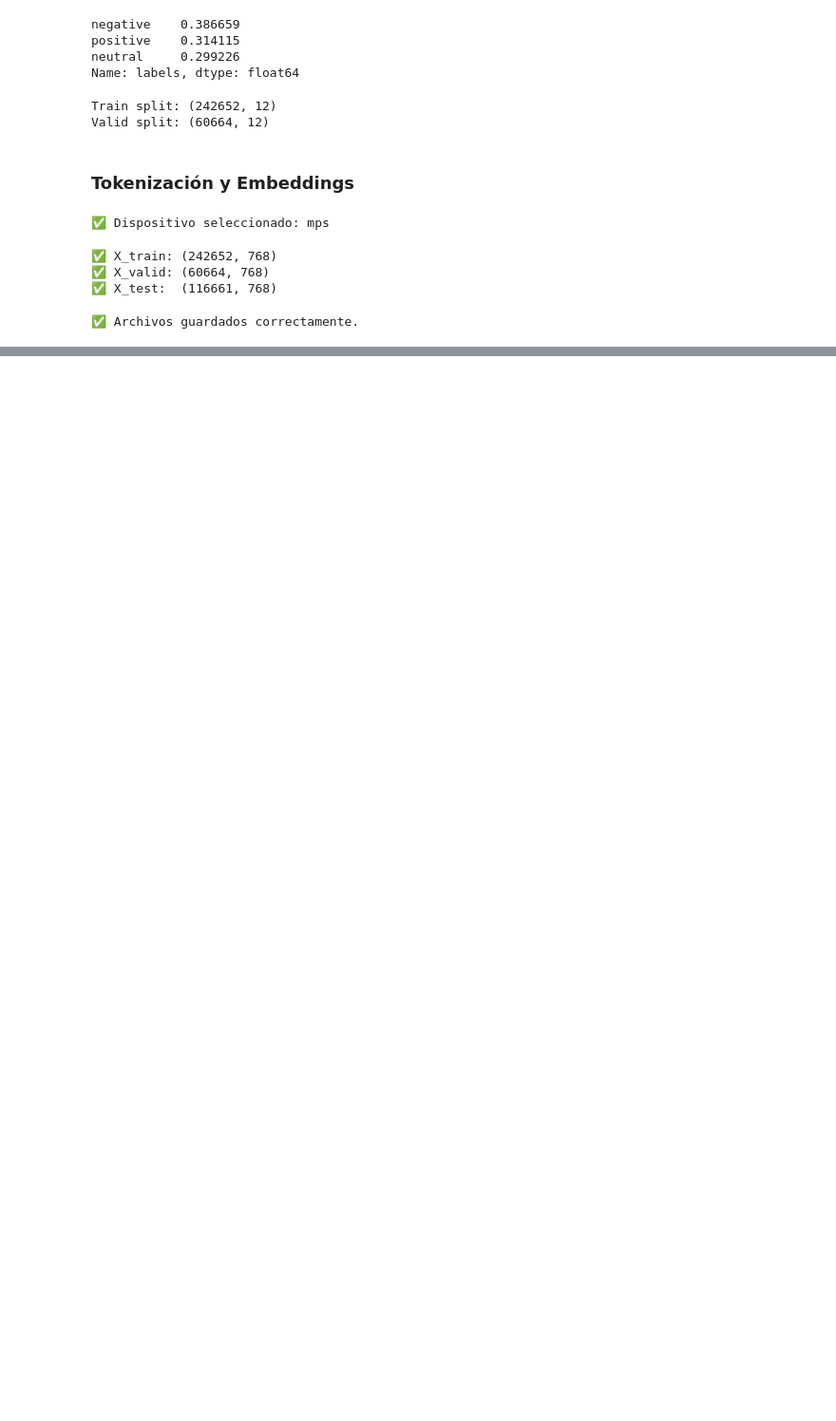
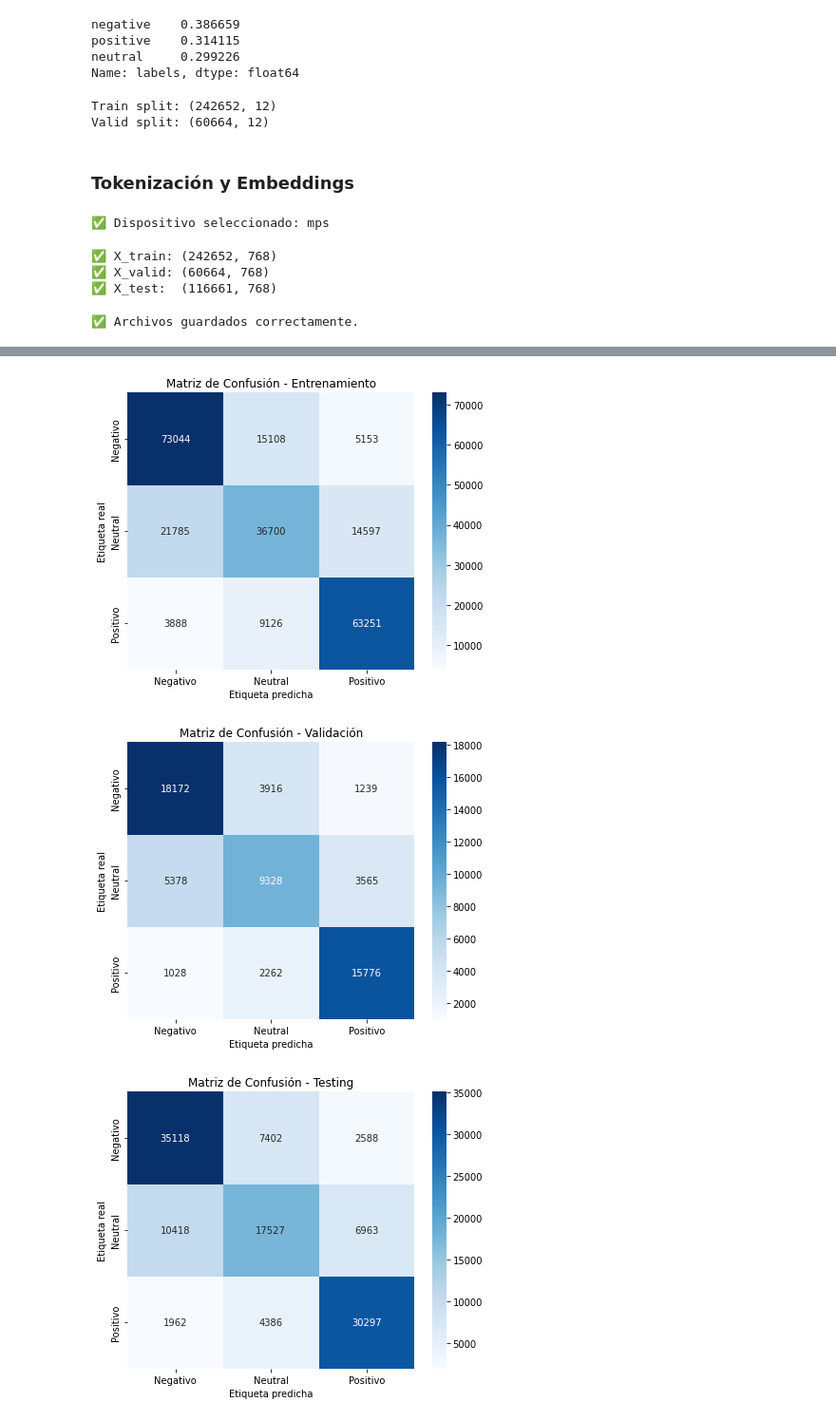
Before and after one commit to egsanchez17/jbook-ml202510, a Jupyter notebook: _sources/mi_informe.ipynb, the cells around one changed output, grey strips where cells are left out. Shown at 95% size. Saved outputs shown, nothing was run; the diff lists cells and outputs as text; code cells hidden in the pictures; blank space fills up the shorter version.

```diff
--- a/_sources/mi_informe.ipynb
+++ b/_sources/mi_informe.ipynb
@@ -341,0 +414,9 @@ y_test  = np.load("y_test.npy")
+# %%
+# Guardando el mejor modelo
+# Obtener el mejor modelo ya entrenado
+best_model_MLP = grid_result.best_estimator_.model_
+
+# Guardar el modelo
+best_model_MLP.save("best_model_MLP.h5")
+
+print("✅ Mejor modelo guardado como 'best_model_MLP.h5'.")
@@ -341,0 +482,27 @@ y_test  = np.load("y_test.npy")
+# %%
+import matplotlib.pyplot as plt
+import seaborn as sns
+from sklearn.metrics import confusion_matrix
+
+# Función para graficar y guardar la matriz de confusión
+def plot_conf_matrix(y_true, y_pred, title, filename):
+    cm = confusion_matrix(y_true, y_pred)
+    plt.figure(figsize=(6, 5))
+    sns.heatmap(cm, annot=True, fmt='d', cmap='Blues',
+                xticklabels=['Negativo', 'Neutral', 'Positivo'],
+                yticklabels=['Negativo', 'Neutral', 'Positivo'])
+    plt.title(title)
+    plt.xlabel("Etiqueta predicha")
+    plt.ylabel("Etiqueta real")
+    plt.tight_layout()
+    plt.savefig(filename, dpi=300)
+    plt.show()
+
+# Generar y guardar las matrices de confusión
+plot_conf_matrix(y_train, y_train_pred_labels, "Matriz de Confusión - Entrenamiento", "conf_matrix_train_MLP.png")
+plot_conf_matrix(y_valid, y_valid_pred_labels, "Matriz de Confusión - Validación", "conf_matrix_valid_MLP.png")
+plot_conf_matrix(y_test, y_test_pred_labels, "Matriz de Confusión - Testing", "conf_matrix_test_MLP.png")
+# %% [output]
+[figure, added]
+[figure, added]
+[figure, added]
```
Also changed, not shown: parts of 8 cells of this notebook, 6 other files.
